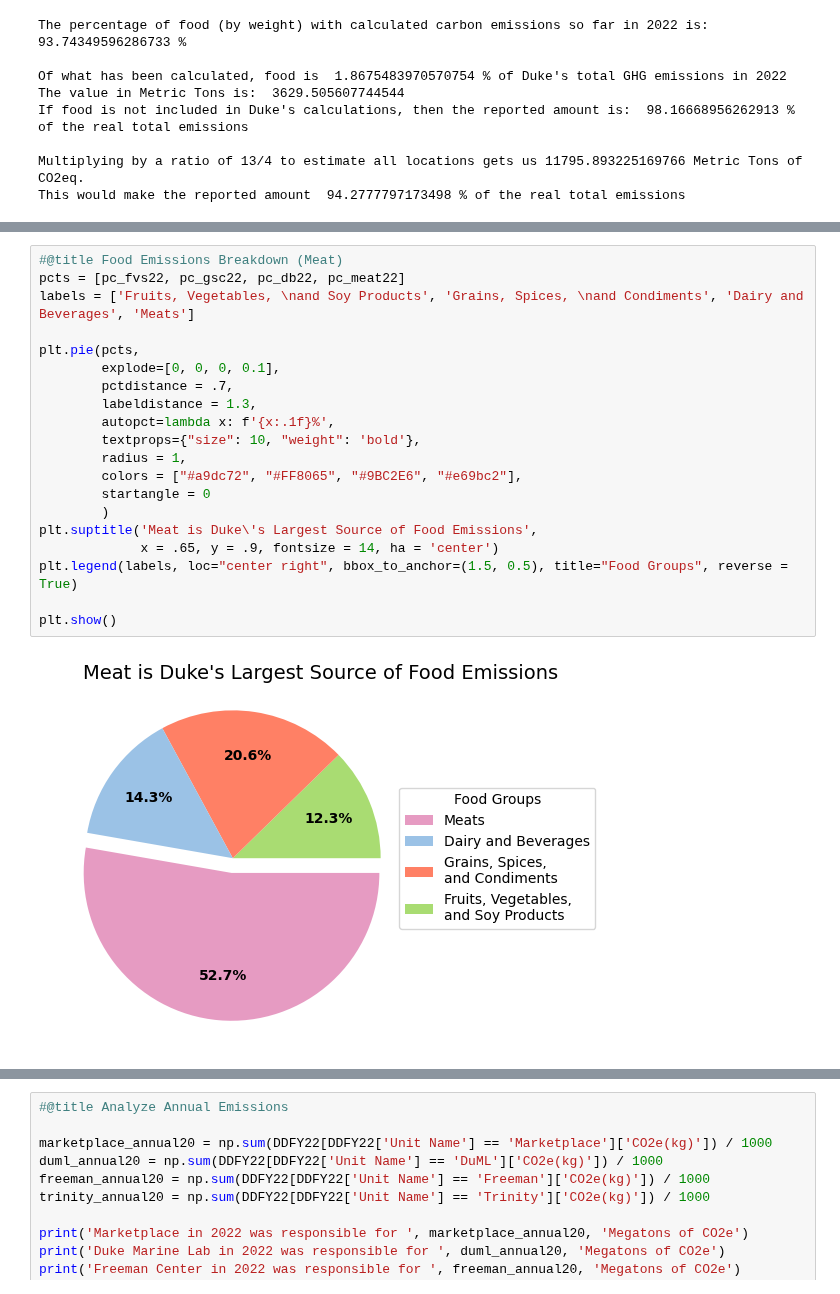
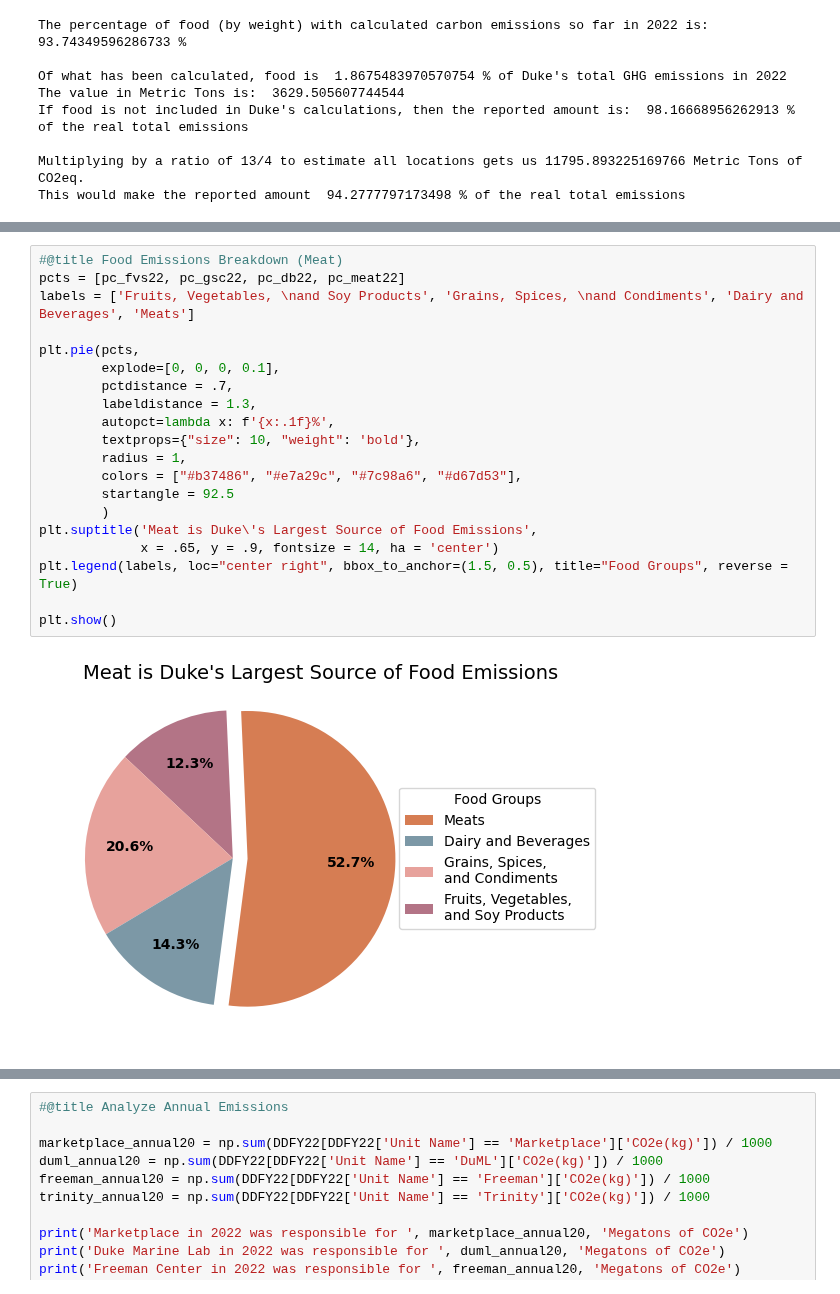
Before and after one commit to ethansong206/Climate-Plus-Project, a Jupyter notebook: DataCleaning.ipynb, the cells around one changed output, grey strips where cells are left out. Drawn from its saved outputs; the diff is of its cells as text.

```diff
--- a/DataCleaning.ipynb
+++ b/DataCleaning.ipynb
@@ -823,24 +829,24 @@ plt.show()
 # %%
 #@title Food Emissions Breakdown (Meat)
 pcts = [pc_fvs22, pc_gsc22, pc_db22, pc_meat22]
 labels = ['Fruits, Vegetables, \nand Soy Products', 'Grains, Spices, \nand Condiments', 'Dairy and Beverages', 'Meats']
 
 plt.pie(pcts,
         explode=[0, 0, 0, 0.1],
         pctdistance = .7,
         labeldistance = 1.3,
         autopct=lambda x: f'{x:.1f}%',
         textprops={"size": 10, "weight": 'bold'},
         radius = 1,
-        colors = ["#a9dc72", "#FF8065", "#9BC2E6", "#e69bc2"],
-        startangle = 0
+        colors = ["#b37486", "#e7a29c", "#7c98a6", "#d67d53"],
+        startangle = 92.5
         )
 plt.suptitle('Meat is Duke\'s Largest Source of Food Emissions',
              x = .65, y = .9, fontsize = 14, ha = 'center')
 plt.legend(labels, loc="center right", bbox_to_anchor=(1.5, 0.5), title="Food Groups", reverse = True)
 
 plt.show()
 # %% [output]
-[figure, old version]
+[figure, new version]
 # %%
 #@title Visualize Total Food Emissions
```
Also changed, not shown: parts of 11 cells of this notebook.
